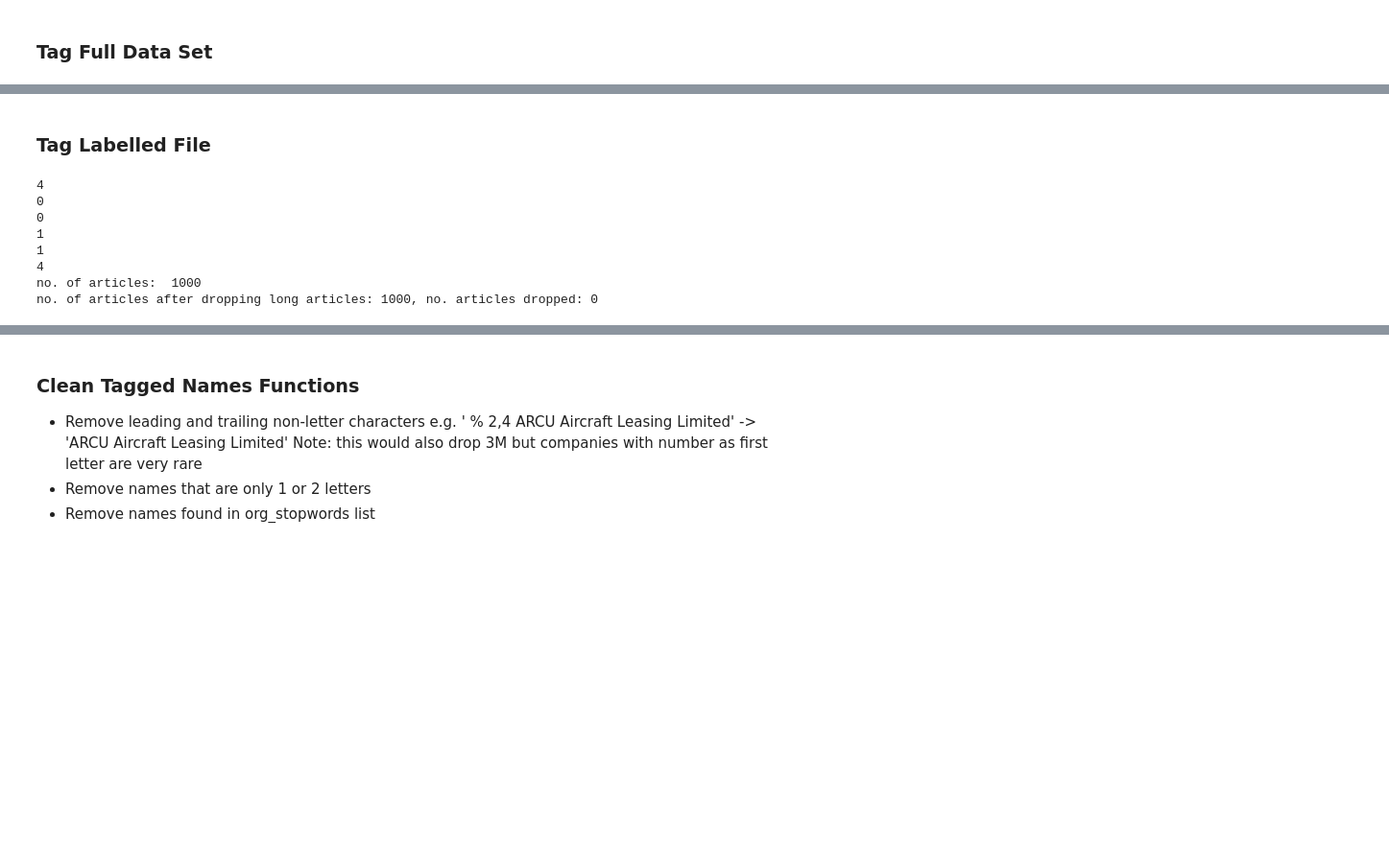
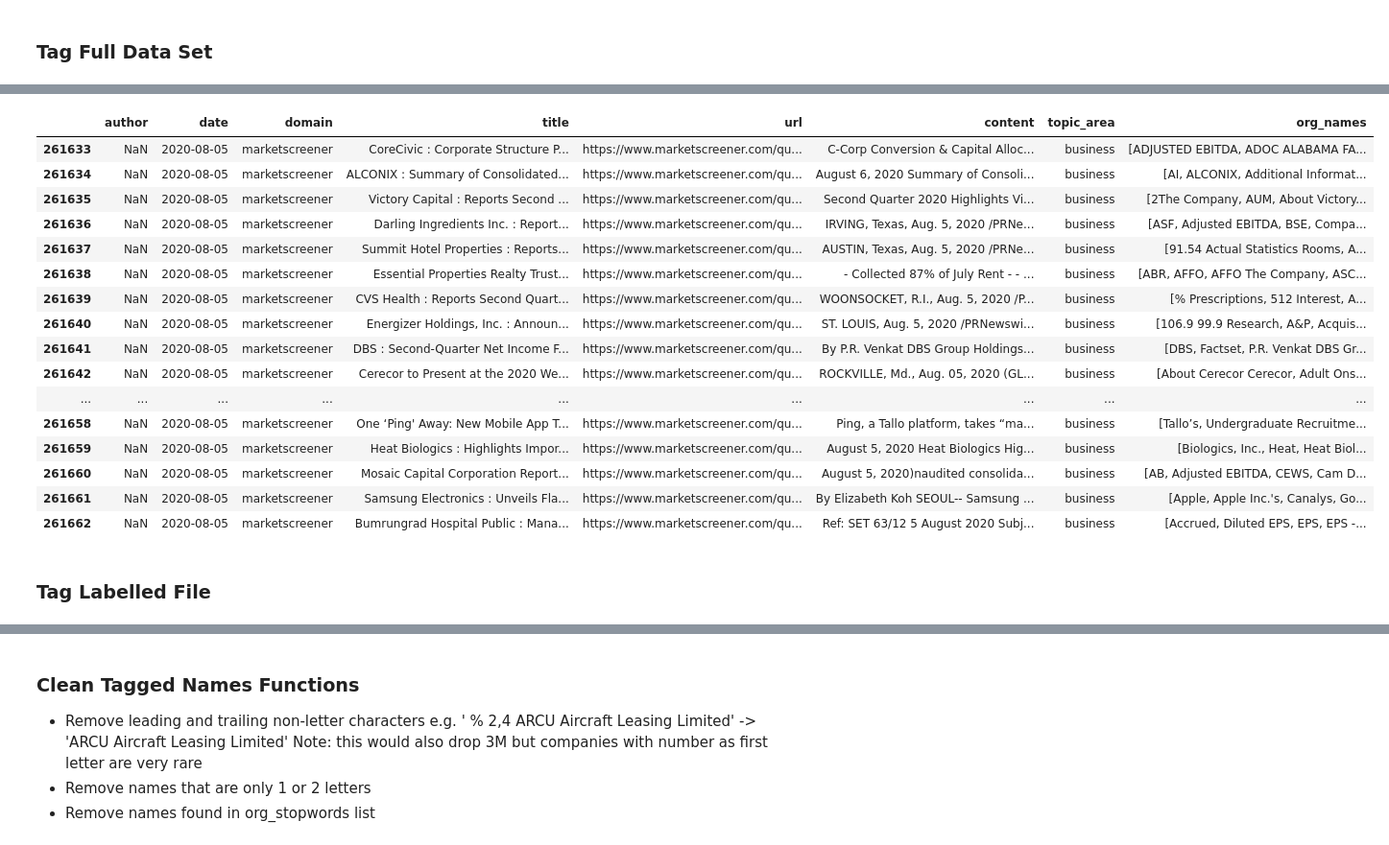
Before and after one commit to TraceyEtheridge/Thesis, a Jupyter notebook: Covid_Articles_NER.ipynb, the cells around one changed output, grey strips where cells are left out. Shown at 96% size. Saved outputs shown, nothing was run; the diff lists cells and outputs as text; code cells hidden in the pictures; blank space fills up the shorter version.

```diff
--- a/Covid_Articles_NER.ipynb
+++ b/Covid_Articles_NER.ipynb
@@ -133,0 +132,4 @@ if tag_full_data:
+# %%
+#df_ner = pd.read_pickle('./data/df_ner_210717.pickle')
+#df_ner = pd.read_pickle('./data/df_ner.pickle')
+df_ner = pd.read_pickle('./data/df_ner_210912.pickle')
@@ -134,7 +152,27 @@ if tag_full_data:
+# %%
+df_ner[261631:261661]
+# %% [output]
+|  | author | date | domain | title | url | content | topic_area | org_names |
+| 261633 | NaN | 2020-08-05 | marketscreener | CoreCivic : Corporate Structure P... | https://www.marketscreener.com/qu... | C-Corp Conversion & Capital Alloc... | business | [ADJUSTED EBITDA, ADOC ALABAMA FA... |
+| 261634 | NaN | 2020-08-05 | marketscreener | ALCONIX : Summary of Consolidated... | https://www.marketscreener.com/qu... | August 6, 2020 Summary of Consoli... | business | [AI, ALCONIX, Additional Informat... |
+| 261635 | NaN | 2020-08-05 | marketscreener | Victory Capital : Reports Second ... | https://www.marketscreener.com/qu... | Second Quarter 2020 Highlights Vi... | business | [2The Company, AUM, About Victory... |
+| 261636 | NaN | 2020-08-05 | marketscreener | Darling Ingredients Inc. : Report... | https://www.marketscreener.com/qu... | IRVING, Texas, Aug. 5, 2020 /PRNe... | business | [ASF, Adjusted EBITDA, BSE, Compa... |
+| 261637 | NaN | 2020-08-05 | marketscreener | Summit Hotel Properties : Reports... | https://www.marketscreener.com/qu... | AUSTIN, Texas, Aug. 5, 2020 /PRNe... | business | [91.54 Actual Statistics Rooms, A... |
+| 261638 | NaN | 2020-08-05 | marketscreener | Essential Properties Realty Trust... | https://www.marketscreener.com/qu... | - Collected 87% of July Rent - - ... | business | [ABR, AFFO, AFFO The Company, ASC... |
+| 261639 | NaN | 2020-08-05 | marketscreener | CVS Health : Reports Second Quart... | https://www.marketscreener.com/qu... | WOONSOCKET, R.I., Aug. 5, 2020 /P... | business | [% Prescriptions, 512 Interest, A... |
+| 261640 | NaN | 2020-08-05 | marketscreener | Energizer Holdings, Inc. : Announ... | https://www.marketscreener.com/qu... | ST. LOUIS, Aug. 5, 2020 /PRNewswi... | business | [106.9 99.9 Research, A&P, Acquis... |
+| 261641 | NaN | 2020-08-05 | marketscreener | DBS : Second-Quarter Net Income F... | https://www.marketscreener.com/qu... | By P.R. Venkat DBS Group Holdings... | business | [DBS, Factset, P.R. Venkat DBS Gr... |
+| 261642 | NaN | 2020-08-05 | marketscreener | Cerecor to Present at the 2020 We... | https://www.marketscreener.com/qu... | ROCKVILLE, Md., Aug. 05, 2020 (GL... | business | [About Cerecor Cerecor, Adult Ons... |
+| ... | ... | ... | ... | ... | ... | ... | ... | ... |
+| 261658 | NaN | 2020-08-05 | marketscreener | One ‘Ping' Away: New Mobile App T... | https://www.marketscreener.com/qu... | Ping, a Tallo platform, takes “ma... | business | [Tallo’s, Undergraduate Recruitme... |
+| 261659 | NaN | 2020-08-05 | marketscreener | Heat Biologics : Highlights Impor... | https://www.marketscreener.com/qu... | August 5, 2020 Heat Biologics Hig... | business | [Biologics, Inc., Heat, Heat Biol... |
+| 261660 | NaN | 2020-08-05 | marketscreener | Mosaic Capital Corporation Report... | https://www.marketscreener.com/qu... | August 5, 2020)naudited consolida... | business | [AB, Adjusted EBITDA, CEWS, Cam D... |
+| 261661 | NaN | 2020-08-05 | marketscreener | Samsung Electronics : Unveils Fla... | https://www.marketscreener.com/qu... | By Elizabeth Koh SEOUL-- Samsung ... | business | [Apple, Apple Inc.'s, Canalys, Go... |
+| 261662 | NaN | 2020-08-05 | marketscreener | Bumrungrad Hospital Public : Mana... | https://www.marketscreener.com/qu... | Ref: SET 63/12 5 August 2020 Subj... | business | [Accrued, Diluted EPS, EPS, EPS -... |
 # %% [markdown]
 ### Tag Labelled File
 # %%
-tag_labelled_data = True
+tag_labelled_data = False
 
 if tag_labelled_data:
 
@@ -145,15 +183,9 @@ if tag_labelled_data:
 
     df_lab_ner.to_pickle('./data/df_lab_ner.pickle')
     df_lab_ner.to_csv('./data/df_lab_ner.csv')
+
+else:
+    df_lab_ner = pd.read_pickle('./data/df_lab_ner.pickle')
-# %% [output]
-4
-0
-0
-1
-1
-4
-no. of articles:  1000
-no. of articles after dropping long articles: 1000, no. articles dropped: 0
 # %%
 df_lab_ner.head(6)
 # %% [output]
```
Also changed, not shown: parts of 33 cells of this notebook, 8 other files.
